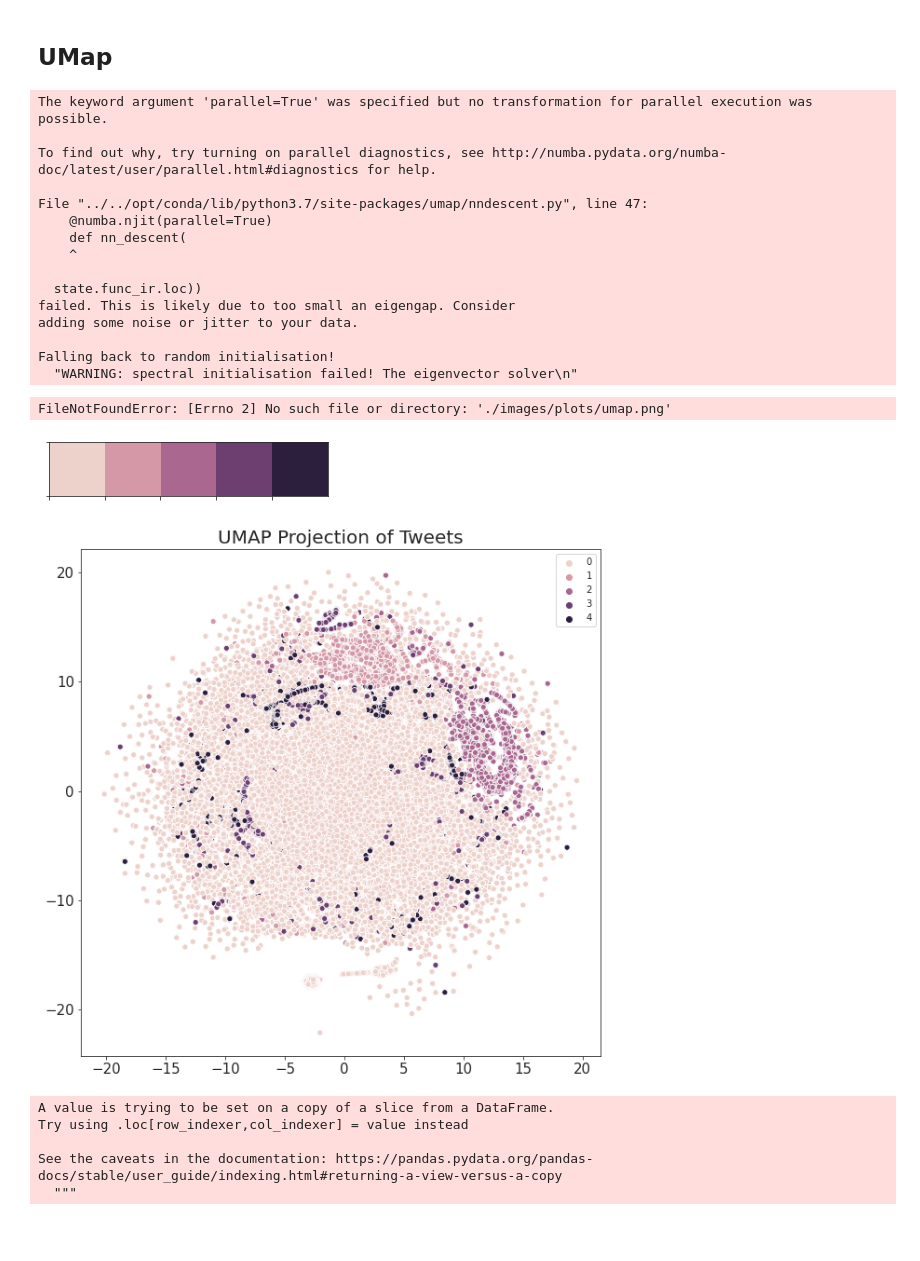
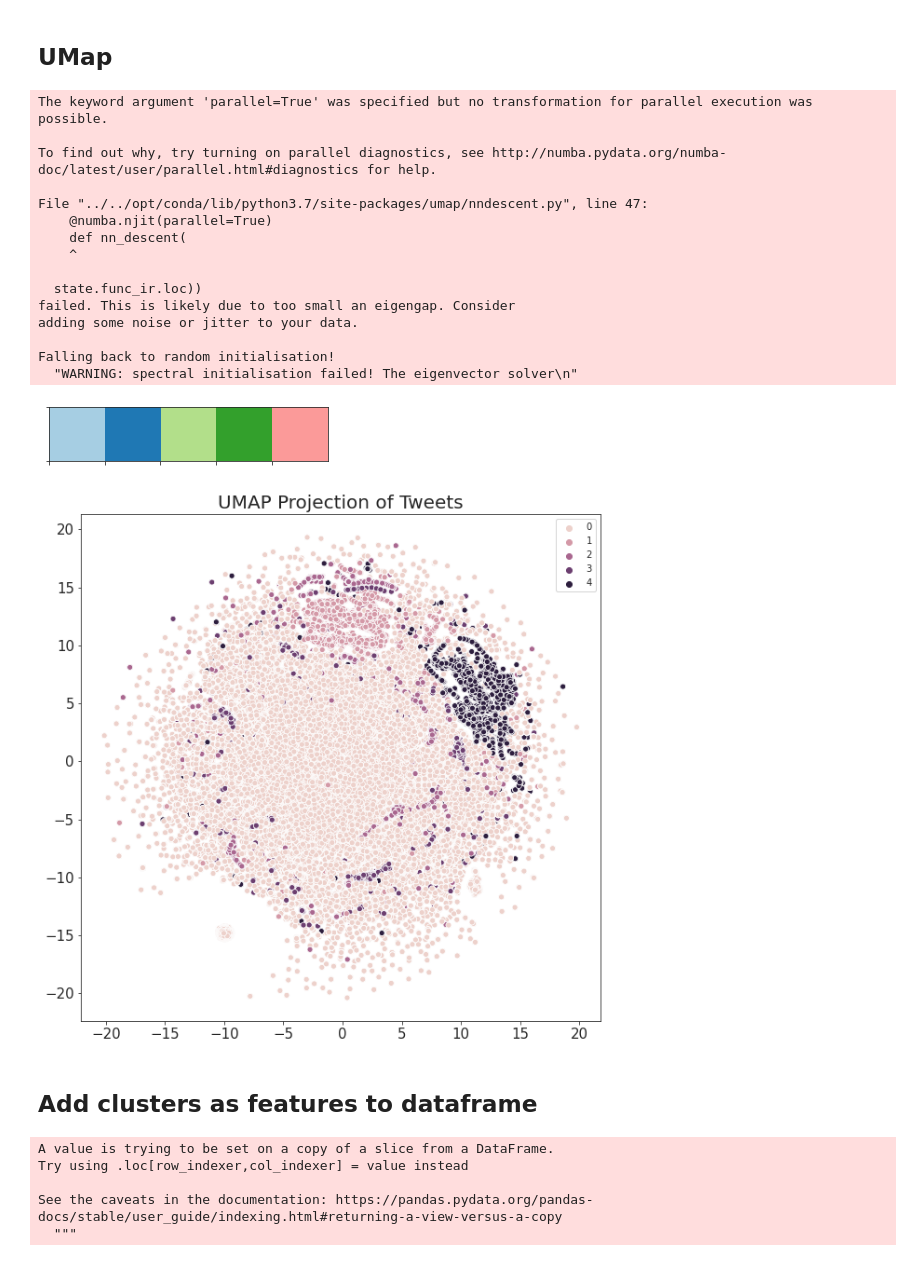
Before and after one commit to bakabbyy/friend-recommender, a Jupyter notebook: nlp_modeling.ipynb, the cells around one changed output. Cells and saved outputs as stored; diff of their text form; code cells hidden in the pictures; blank space fills up the shorter version.

```diff
--- a/nlp_modeling.ipynb
+++ b/nlp_modeling.ipynb
@@ -253,40 +255,41 @@ X_topics = svd_model.fit_transform(vectorized)
 
 # Instantiate the clustering model
 # clusters = KMeans(n_clusters=10)
 # clusters.fit(X_topics)
 # ypred = clusters.fit_predict(X_topics)
 kmeans_labels = KMeans(n_clusters=5, n_jobs = -1).fit_predict(X_topics)
 
-embedding = umap.UMAP(random_state=42).fit_transform(X_topics)
+embedding = umap.UMAP(random_state=22).fit_transform(X_topics)
 
 num_labels = len(set(kmeans_labels))
 
-spectral = sns.palplot(sns.cubehelix_palette(num_labels))
+colors = sns.palplot(sns.color_palette("Paired", num_labels))
 
 plt.figure(figsize=(10,10))
-sns.scatterplot(embedding[:, 0], embedding[:, 1], hue=kmeans_labels, cmap=spectral, legend='full')
+sns.scatterplot(embedding[:, 0], embedding[:, 1], hue=kmeans_labels, cmap=colors, legend='full')
 plt.title('UMAP Projection of Tweets', fontsize=20)
 plt.tick_params(labelsize=15)
-plt.savefig('./images/plots/umap.png', transparent=True);
+plt.savefig('umap.png', transparent=True);
 # %% [output]
 The keyword argument 'parallel=True' was specified but no transformation for parallel execution was possible.
 
 To find out why, try turning on parallel diagnostics, see http://numba.pydata.org/numba-doc/latest/user/parallel.html#diagnostics for help.
 
 File "../../opt/conda/lib/python3.7/site-packages/umap/nndescent.py", line 47:
     @numba.njit(parallel=True)
     def nn_descent(
     ^
 
   state.func_ir.loc))
 failed. This is likely due to too small an eigengap. Consider
 adding some noise or jitter to your data.
 
 Falling back to random initialisation!
   "WARNING: spectral initialisation failed! The eigenvector solver\n"
-FileNotFoundError: [Errno 2] No such file or directory: './images/plots/umap.png'
-[figure, old version]
+[figure, new version]
-[figure, old version]
+[figure, new version]
+# %% [markdown]
+## Add clusters as features to dataframe
 # %%
 # add cluster labels to documents in sentiment_df
 sentiment_df['cluster'] = np.nan
```
Also changed, not shown: parts of 3 cells of this notebook, 8 other files.
